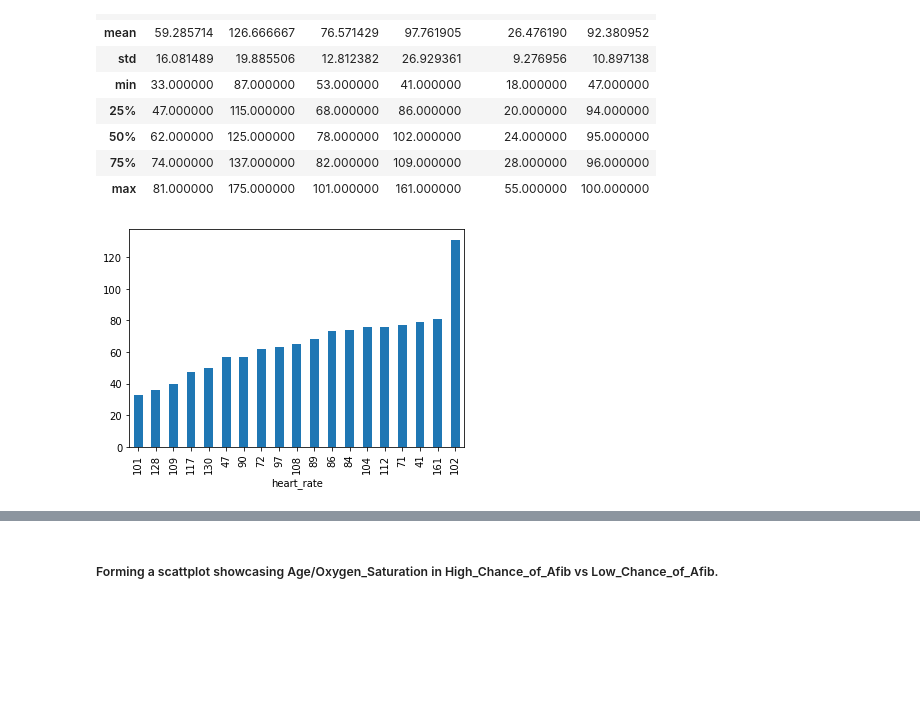
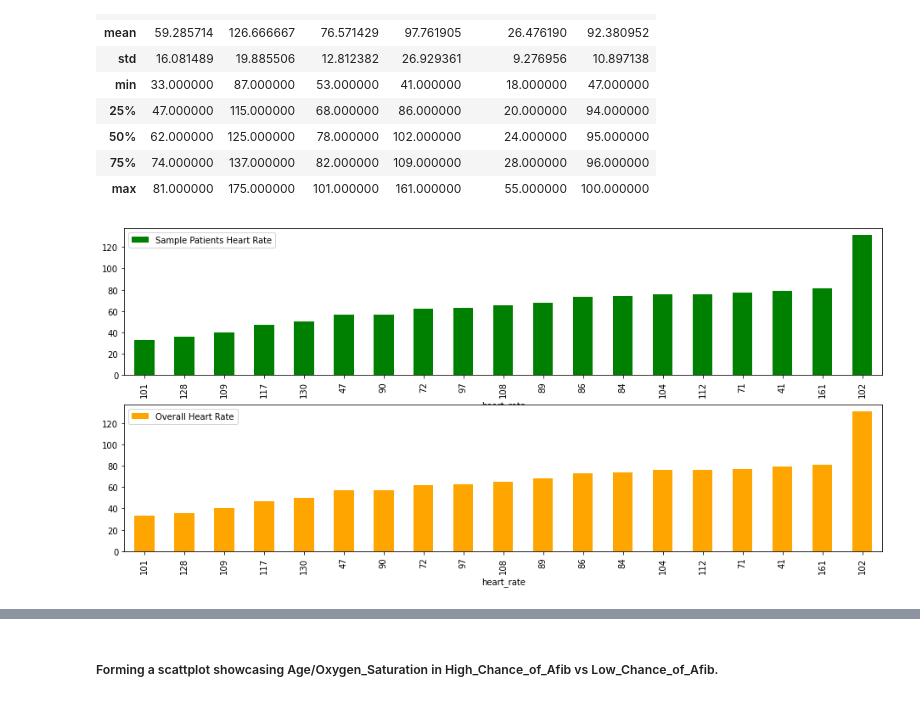
Before and after one commit to TheNatureWarrior/TP1_NPA_JDD, a Jupyter notebook: TP1_NPA_JDD.ipynb, the cells around one changed output, grey strips where cells are left out. Saved outputs shown, nothing was run; the diff lists cells and outputs as text; code cells hidden in the pictures; blank space fills up the shorter version.

```diff
--- a/TP1_NPA_JDD.ipynb
+++ b/TP1_NPA_JDD.ipynb
@@ -2405,8 +2403,16 @@ Patient.describe()
 | 75% | 74.000000 | 137.000000 | 82.000000 | 109.000000 | 28.000000 | 96.000000 |
 | max | 81.000000 | 175.000000 | 101.000000 | 161.000000 | 55.000000 | 100.000000 |
 # %%
-Patient.groupby('heart_rate')['age'].sum().sort_values().plot(kind='bar')
+Fig1 = plt.figure(figsize=(16,7))
+
+ax1 = Fig1.add_subplot(211)
+Patient.groupby('heart_rate')['age'].sum().sort_values().plot(label="Sample Patients Heart Rate", kind='bar', color="green")
+plt.legend(loc='upper left')
+
+ax2 = Fig1.add_subplot(212)
+Patient.groupby('heart_rate')['age'].sum().sort_values().plot(label='Overall Heart Rate', kind='bar', color='orange')
+plt.legend(loc='upper left')
 plt.savefig('heart_rate_age.png', bbox_inches='tight')
 # %% [output]
-[figure, old version]
+[figure, new version]
 # %%
```
Also changed, not shown: parts of 28 cells of this notebook, 22 other files.
